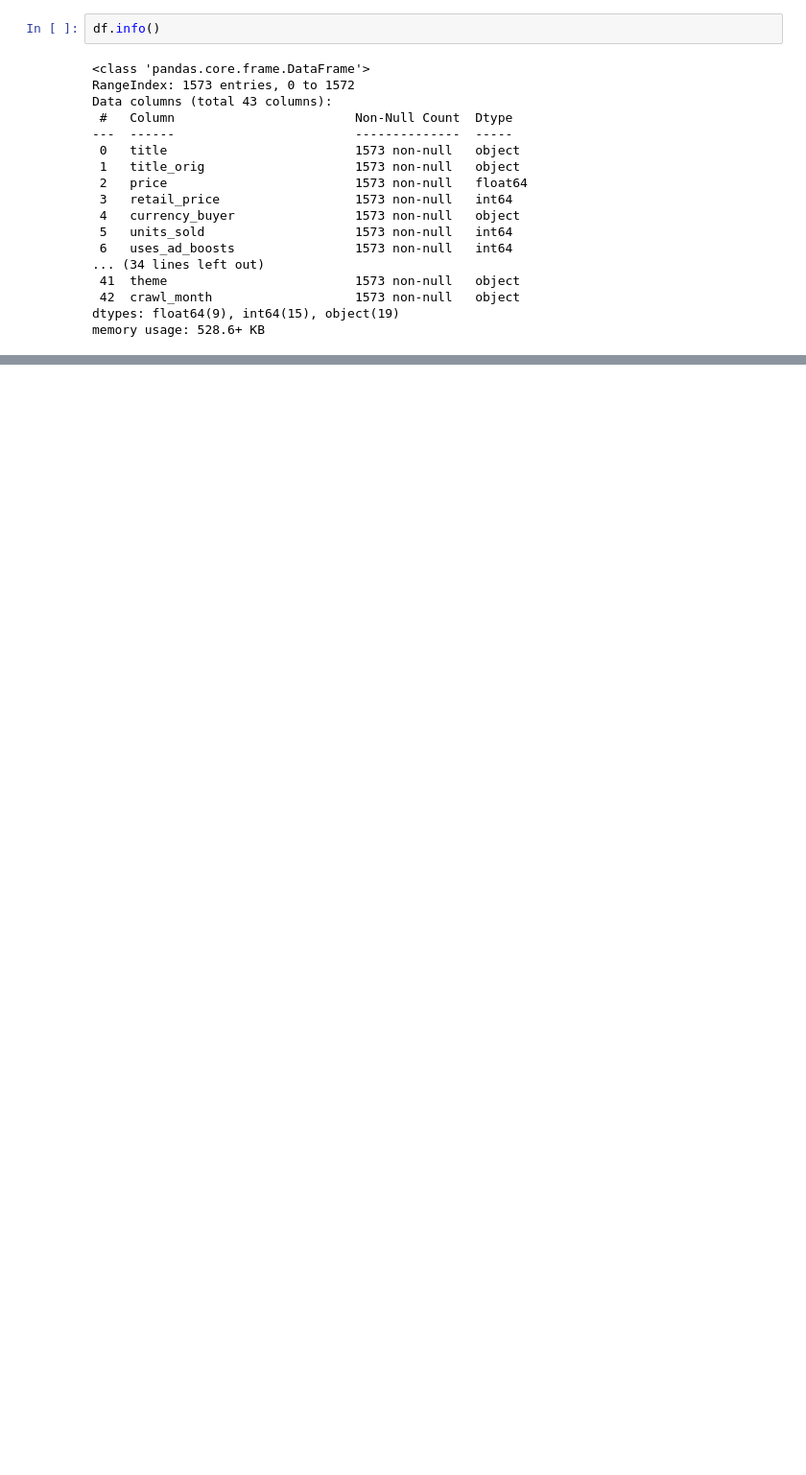
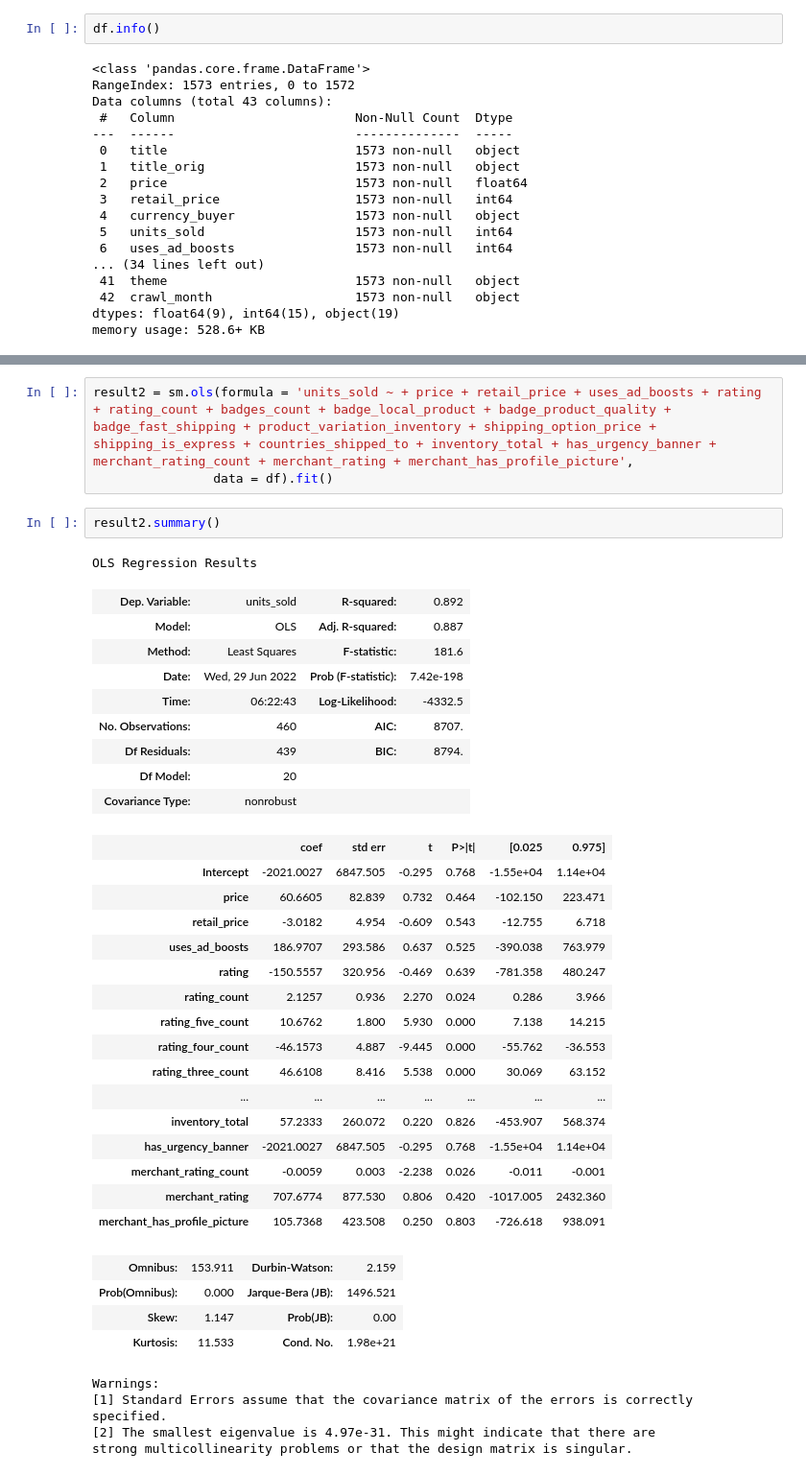
Before and after one commit to cyss93/CP1_team8, a Jupyter notebook: Summer_products.ipynb, the cells around one changed output, grey strips where cells are left out. Shown at 96% size. Cells and saved outputs as stored; diff of their text form; blank space fills up the shorter version.

```diff
--- a/Summer_products.ipynb
+++ b/Summer_products.ipynb
@@ -43,0 +170,40 @@ memory usage: 528.6+ KB
+# %%
+result2 = sm.ols(formula = 'units_sold ~ + price + retail_price + uses_ad_boosts + rating + rating_count + badges_count + badge_local_product + badge_product_quality + badge_fast_shipping + product_variation_inventory + shipping_option_price + shipping_is_express + countries_shipped_to + inventory_total + has_urgency_banner + merchant_rating_count + merchant_rating + merchant_has_profile_picture',
+                data = df).fit()
+# %%
+result2.summary()
+# %% [output]
+OLS Regression Results
+| Dep. Variable: | units_sold | R-squared: | 0.892 |
+| Model: | OLS | Adj. R-squared: | 0.887 |
+| Method: | Least Squares | F-statistic: | 181.6 |
+| Date: | Wed, 29 Jun 2022 | Prob (F-statistic): | 7.42e-198 |
+| Time: | 06:22:43 | Log-Likelihood: | -4332.5 |
+| No. Observations: | 460 | AIC: | 8707. |
+| Df Residuals: | 439 | BIC: | 8794. |
+| Df Model: | 20 |  |  |
+| Covariance Type: | nonrobust |  |  |
+|  | coef | std err | t | P>|t| | [0.025 | 0.975] |
+| Intercept | -2021.0027 | 6847.505 | -0.295 | 0.768 | -1.55e+04 | 1.14e+04 |
+| price | 60.6605 | 82.839 | 0.732 | 0.464 | -102.150 | 223.471 |
+| retail_price | -3.0182 | 4.954 | -0.609 | 0.543 | -12.755 | 6.718 |
+| uses_ad_boosts | 186.9707 | 293.586 | 0.637 | 0.525 | -390.038 | 763.979 |
+| rating | -150.5557 | 320.956 | -0.469 | 0.639 | -781.358 | 480.247 |
+| rating_count | 2.1257 | 0.936 | 2.270 | 0.024 | 0.286 | 3.966 |
+| rating_five_count | 10.6762 | 1.800 | 5.930 | 0.000 | 7.138 | 14.215 |
+| rating_four_count | -46.1573 | 4.887 | -9.445 | 0.000 | -55.762 | -36.553 |
+| rating_three_count | 46.6108 | 8.416 | 5.538 | 0.000 | 30.069 | 63.152 |
+| ... | ... | ... | ... | ... | ... | ... |
+| inventory_total | 57.2333 | 260.072 | 0.220 | 0.826 | -453.907 | 568.374 |
+| has_urgency_banner | -2021.0027 | 6847.505 | -0.295 | 0.768 | -1.55e+04 | 1.14e+04 |
+| merchant_rating_count | -0.0059 | 0.003 | -2.238 | 0.026 | -0.011 | -0.001 |
+| merchant_rating | 707.6774 | 877.530 | 0.806 | 0.420 | -1017.005 | 2432.360 |
+| merchant_has_profile_picture | 105.7368 | 423.508 | 0.250 | 0.803 | -726.618 | 938.091 |
+| Omnibus: | 153.911 | Durbin-Watson: | 2.159 |
+| Prob(Omnibus): | 0.000 | Jarque-Bera (JB): | 1496.521 |
+| Skew: | 1.147 | Prob(JB): | 0.00 |
+| Kurtosis: | 11.533 | Cond. No. | 1.98e+21 |
+Warnings:
+[1] Standard Errors assume that the covariance matrix of the errors is correctly specified.
+[2] The smallest eigenvalue is 4.97e-31. This might indicate that there are
+strong multicollinearity problems or that the design matrix is singular.
```
Also changed, not shown: parts of 20 cells of this notebook.
